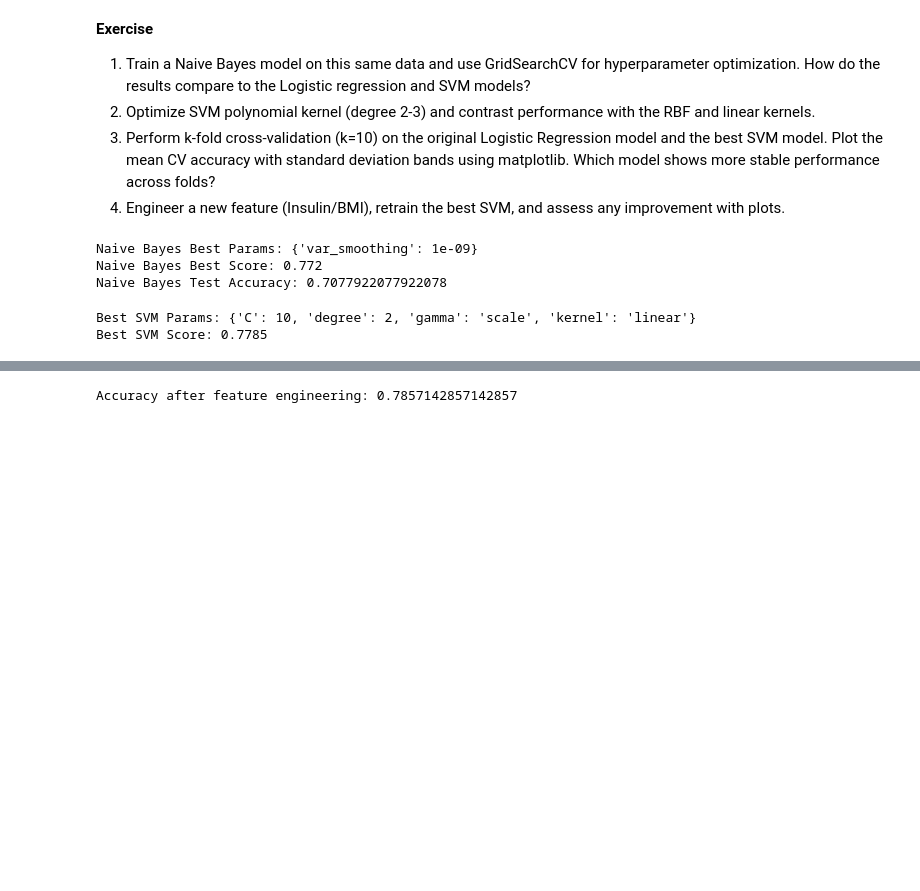
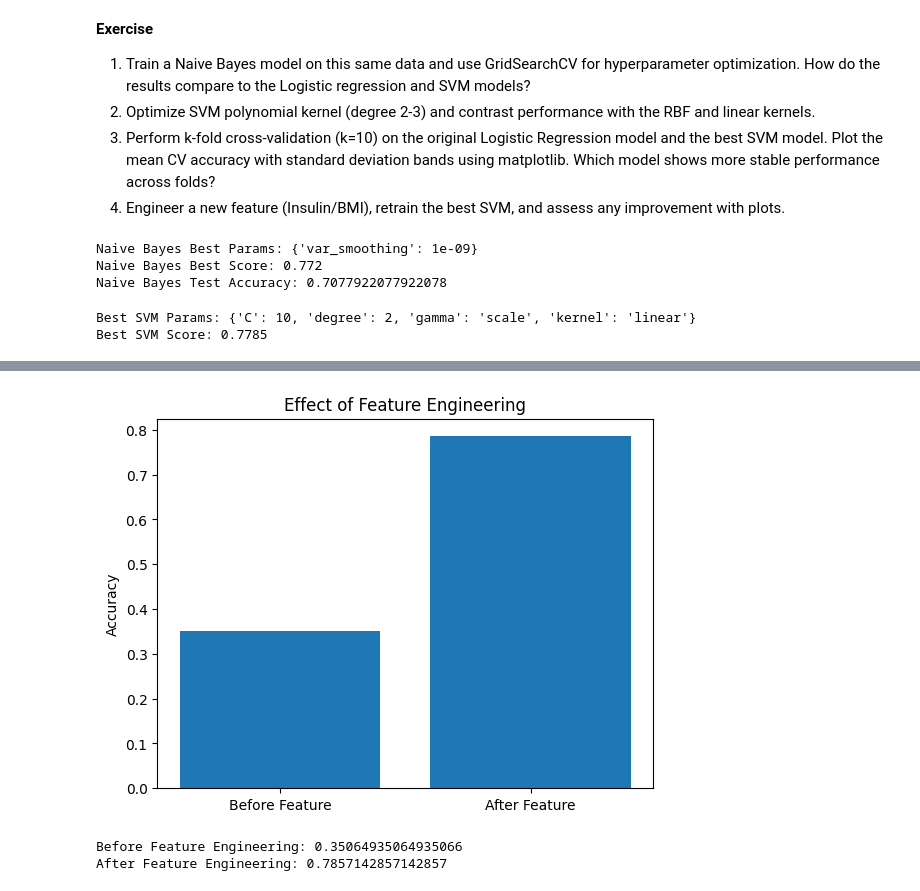
Before and after one commit to melissaviolet/Skill_growth_ds, a Jupyter notebook: Lab 5 - Logistic regression and SVM.ipynb, the cells around one changed output, grey strips where cells are left out. Cells and saved outputs as stored; diff of their text form; code cells hidden in the pictures; blank space fills up the shorter version.

```diff
--- a/Lab 5 - Logistic regression and SVM.ipynb
+++ b/Lab 5 - Logistic regression and SVM.ipynb
@@ -263,25 +286,48 @@ print("SVM Mean:", svm_scores.mean(), "Std:", svm_scores.std())
 Logistic Mean: 0.7769962982548917 Std: 0.05015763567889165
 SVM Mean: 0.775383395029085 Std: 0.0483392842292798
 # %%
-# Create new feature
+# 4.
+
+from sklearn.metrics import accuracy_score
+import matplotlib.pyplot as plt
+
+# --- OLD MODEL PERFORMANCE ---
+y_pred_old = best_svm.predict(X_test)
+old_acc = accuracy_score(y_test, y_pred_old)
+
+# --- FEATURE ENGINEERING ---
 X_train_new = X_train.copy()
 X_test_new = X_test.copy()
 
 X_train_new["Insulin_BMI"] = X_train_new["Insulin"] / (X_train_new["BMI"] + 1e-5)
 X_test_new["Insulin_BMI"] = X_test_new["Insulin"] / (X_test_new["BMI"] + 1e-5)
 
-# Scale again
+# Scale
 scaler_new = StandardScaler()
 X_train_new_scaled = scaler_new.fit_transform(X_train_new)
 X_test_new_scaled = scaler_new.transform(X_test_new)
 
-# Retrain best SVM
+# Retrain
 best_svm.fit(X_train_new_scaled, y_train)
 
-# Evaluate
-from sklearn.metrics import accuracy_score
+# New performance
+y_pred_new = grid_svm.best_params_.predict(X_test_new_scaled)
+new_acc = accuracy_score(y_test, y_pred_new)
 
-y_pred_new = best_svm.predict(X_test_new_scaled)
-print("Accuracy after feature engineering:", accuracy_score(y_test, y_pred_new))
+# --- PLOT COMPARISON ---
+models = ["Before Feature", "After Feature"]
+accuracies = [old_acc, new_acc]
+
+plt.figure()
+plt.bar(models, accuracies)
+plt.title("Effect of Feature Engineering")
+plt.ylabel("Accuracy")
+plt.show()
+
+# Print results
+print("Before Feature Engineering:", old_acc)
+print("After Feature Engineering:", new_acc)
 # %% [output]
+[figure, added]
-Accuracy after feature engineering: 0.7857142857142857
+Before Feature Engineering: 0.35064935064935066
+After Feature Engineering: 0.7857142857142857
```
Also changed, not shown: parts of 3 cells of this notebook, 1 other file.
